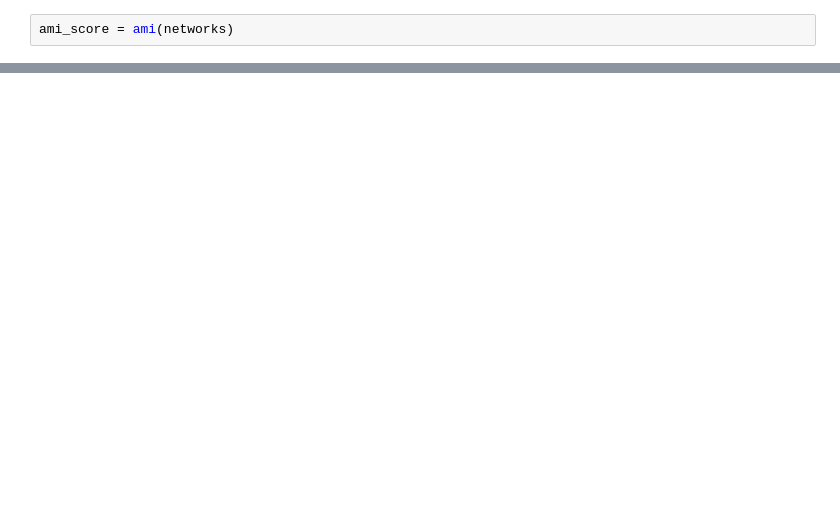
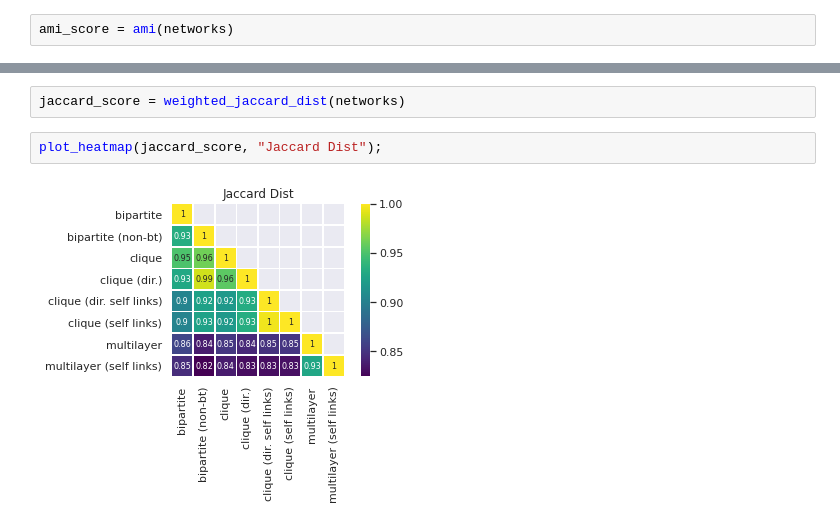
Before and after one commit to mapequation/mapping-hypergraphs, a Jupyter notebook: hypergraph.ipynb, the cells around one changed output, grey strips where cells are left out. Drawn from its saved outputs; the diff is of its cells as text; blank space fills up the shorter version.

Commit message:
Re-implement weighted Jaccard distance in Python

```diff
--- a/hypergraph.ipynb
+++ b/hypergraph.ipynb
@@ -34,3 +36,9 @@ plot_heatmap(ami_score, title="AMI");
+# %%
+jaccard_score = weighted_jaccard_dist(networks)
+# %%
+plot_heatmap(jaccard_score, "Jaccard Dist");
+# %% [output]
+[figure, added]
 # %%
 network = networks[4]
 sns.displot(perplexity(network).values(), bins=10, rug=True)
```
Also changed, not shown: parts of 4 cells of this notebook, 1 other file.
